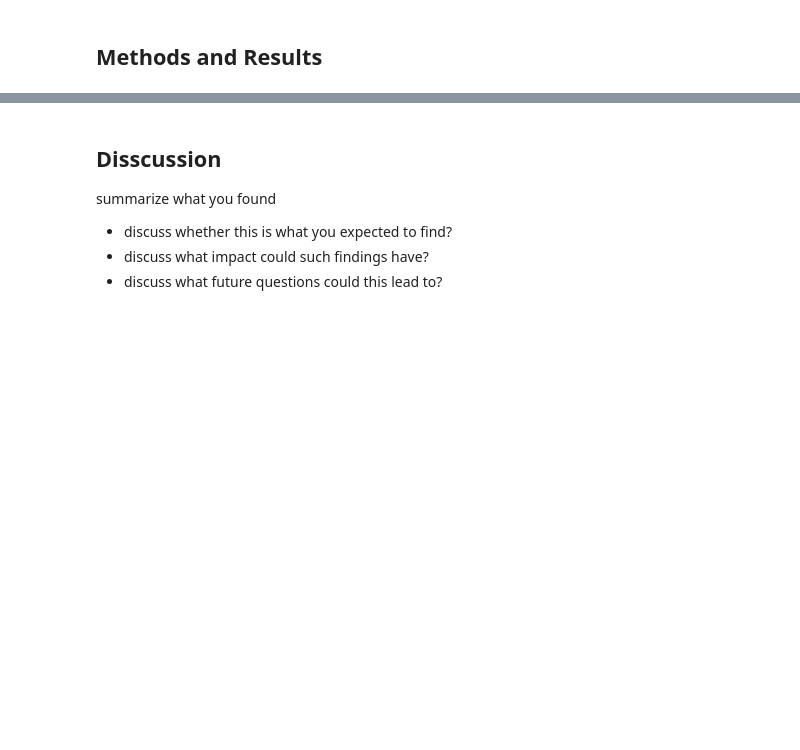
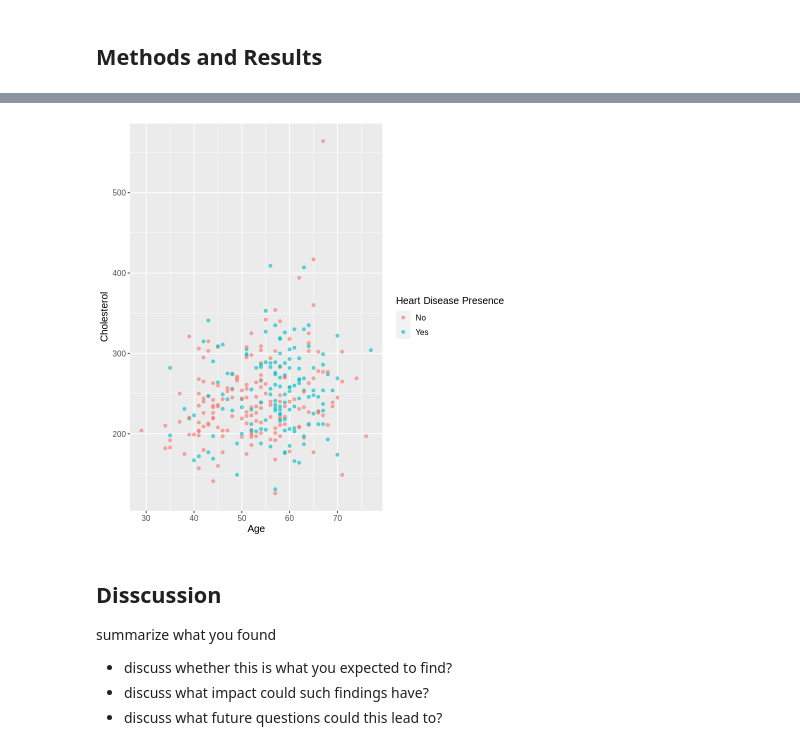
Before and after one commit to acorni02/dsci-100-2022w1-group-4, a Jupyter notebook: group_project_report.ipynb, the cells around one changed output, grey strips where cells are left out. Saved outputs shown, nothing was run; the diff lists cells and outputs as text; code cells hidden in the pictures; blank space fills up the shorter version.

```diff
--- a/group_project_report.ipynb
+++ b/group_project_report.ipynb
@@ -38,0 +105,19 @@ note: all tables and figure should have a figure/table number and a legend
+# %%
+#summary of the data set
+# makes num the factor by which every predictor is being used to classify
+heart_disease <- heart_disease |>
+    mutate(heart_disease_presence = as_factor(num_edited))
+
+#shows the different categories that heart disease can be classified as
+heart_disease |>
+    pull(heart_disease_presence) |>
+    levels()
+
+#Show the percentage of the whole data that each level of severity makes up
+num_obs <- nrow(heart_disease)
+heart_disease |>
+    group_by(heart_disease_presence) |>
+    summarize(
+        count = n(),
+        percentage = n() / num_obs * 100
+        )
@@ -39,3 +131,16 @@ note: all tables and figure should have a figure/table number and a legend
+# %%
+#visualization of the 2 predictors and where each category
+# of classified data falls into
+age_chol <- heart_disease |>
+    ggplot(aes(x = age, y = chol, color = num_edited)) +
+    geom_point(alpha = 0.6) +
+    labs(x = "Age",
+         y = "Cholesterol",
+         color = "Heart Disease Presence") +
+    theme(text = element_text(size =12))
+age_chol
+# %% [output]
+[figure, added]
 # %% [markdown]
 Disscussion
 -
```
Also changed, not shown: parts of 5 cells of this notebook.
